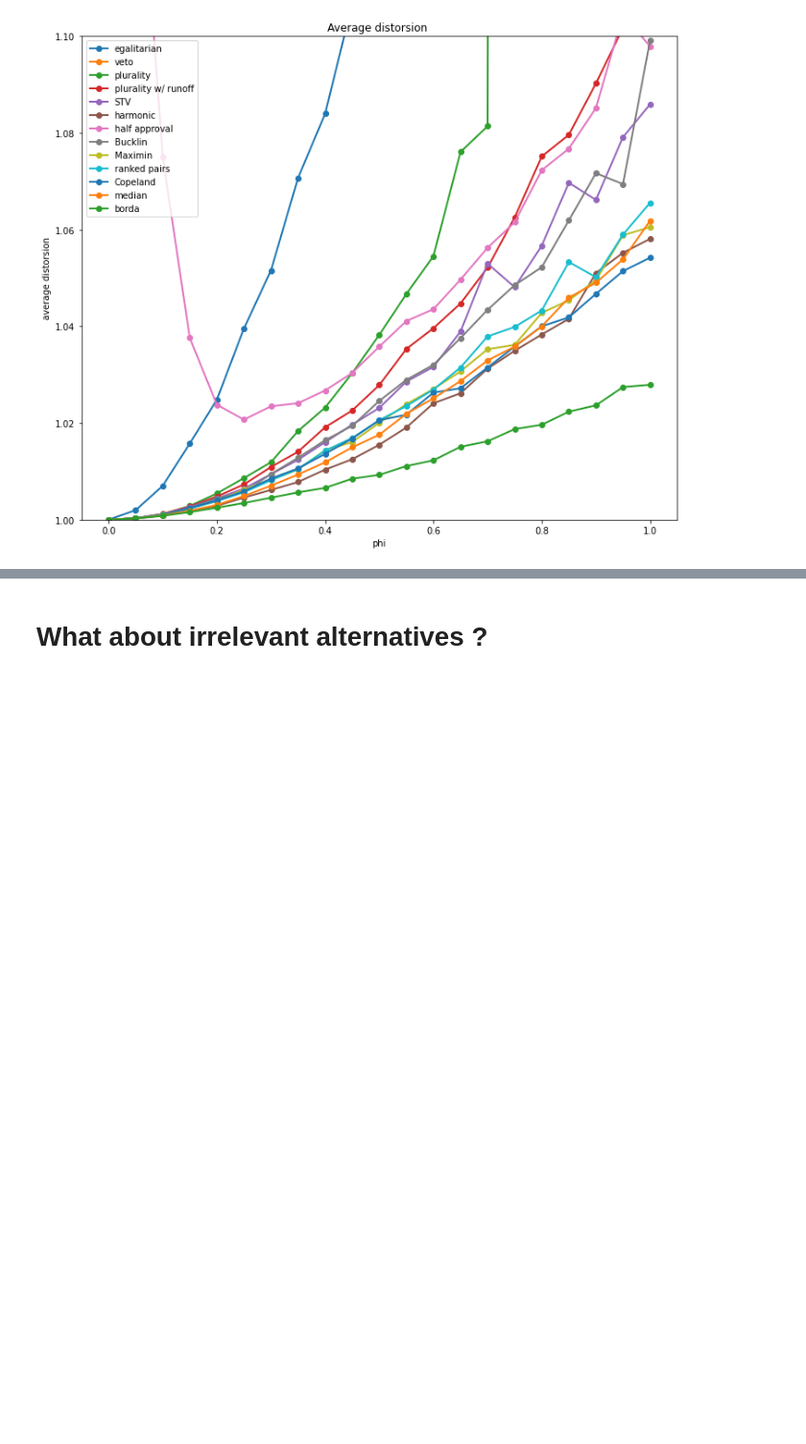
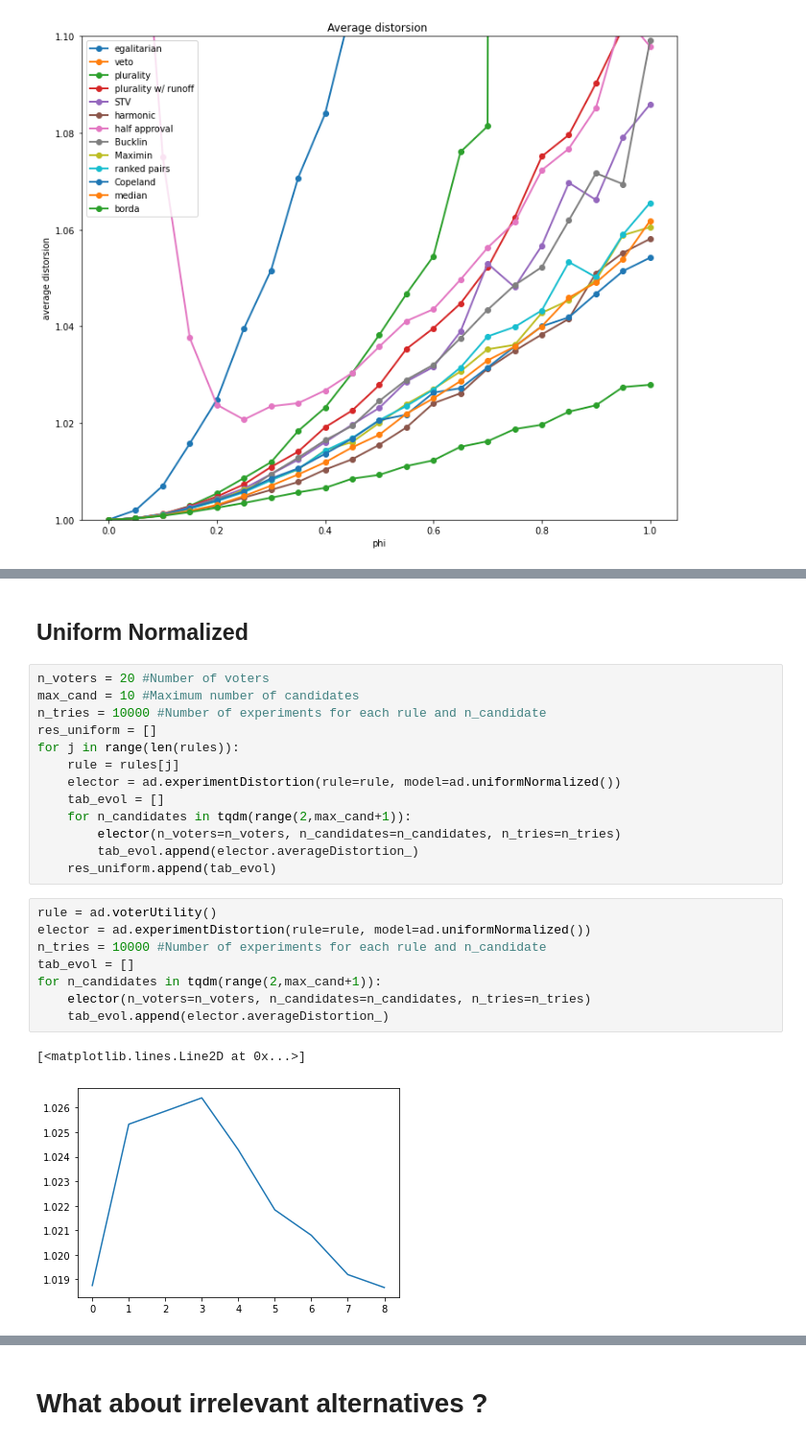
Before and after one commit to TheoDlmz/averagedistorsion, a Jupyter notebook: notebooks/Average Distortion.ipynb, the cells around one changed output, grey strips where cells are left out. Shown at 96% size. Cells and saved outputs as stored; diff of their text form; blank space fills up the shorter version.

```diff
--- a/notebooks/Average Distortion.ipynb
+++ b/notebooks/Average Distortion.ipynb
@@ -211,0 +254,26 @@ plt.show()
+# %% [markdown]
+## Uniform Normalized
+# %%
+n_voters = 20 #Number of voters
+max_cand = 10 #Maximum number of candidates
+n_tries = 10000 #Number of experiments for each rule and n_candidate
+res_uniform = []
+for j in range(len(rules)):
+    rule = rules[j]
+    elector = ad.experimentDistortion(rule=rule, model=ad.uniformNormalized())
+    tab_evol = []
+    for n_candidates in tqdm(range(2,max_cand+1)):
+        elector(n_voters=n_voters, n_candidates=n_candidates, n_tries=n_tries)
+        tab_evol.append(elector.averageDistortion_)
+    res_uniform.append(tab_evol)
+# %%
+rule = ad.voterUtility()
+elector = ad.experimentDistortion(rule=rule, model=ad.uniformNormalized())
+n_tries = 10000 #Number of experiments for each rule and n_candidate
+tab_evol = []
+for n_candidates in tqdm(range(2,max_cand+1)):
+    elector(n_voters=n_voters, n_candidates=n_candidates, n_tries=n_tries)
+    tab_evol.append(elector.averageDistortion_)
+# %% [output]
+[<matplotlib.lines.Line2D at 0x...>]
+[figure, added]
```
Also changed, not shown: parts of 33 cells of this notebook, 1 other file.
